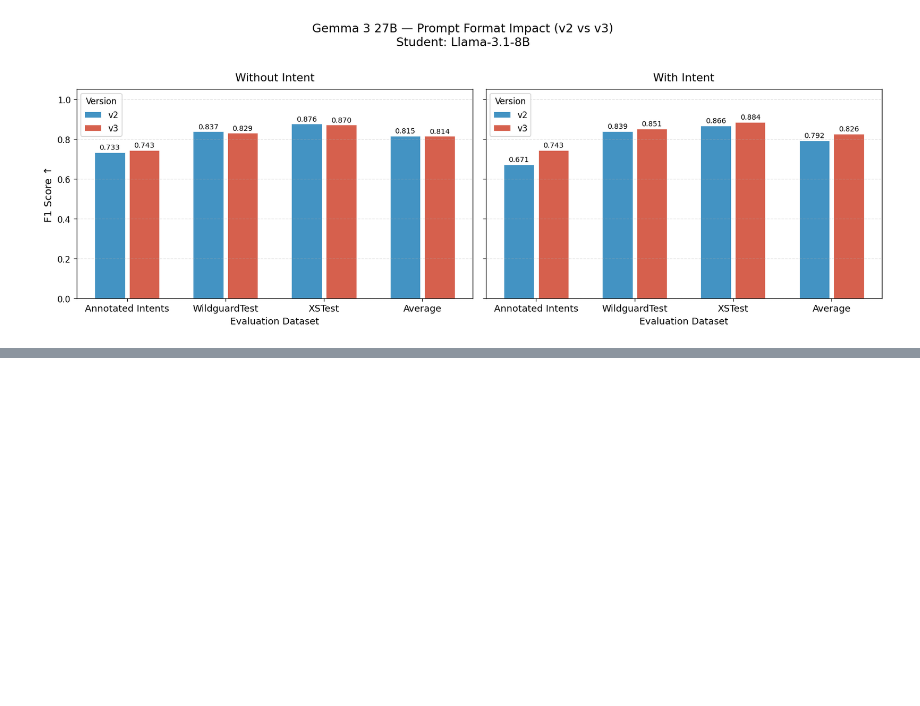
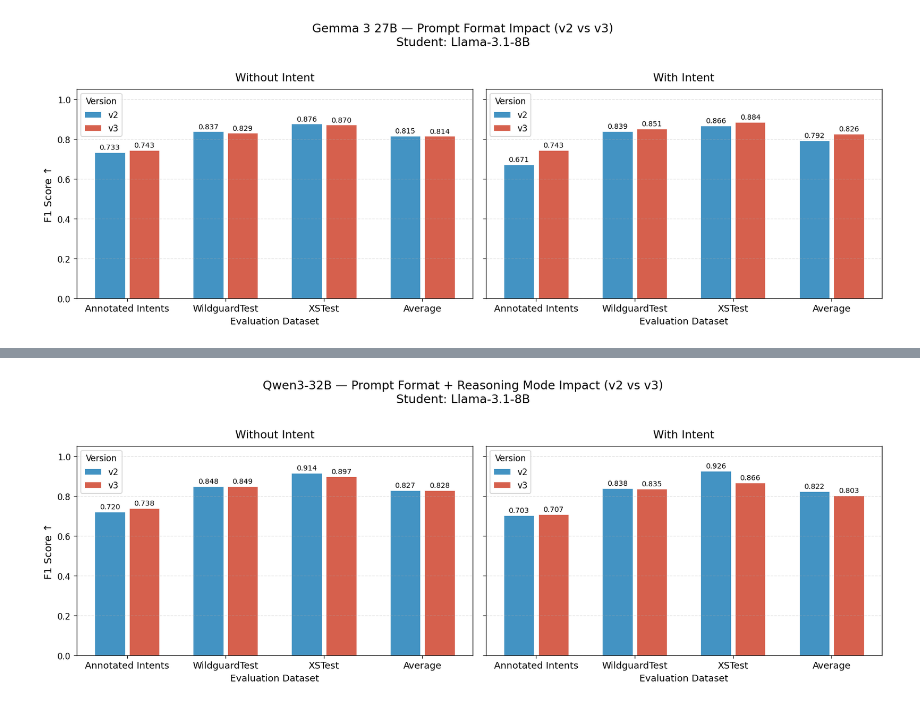
Before and after one commit to Jazhyc/aims-safety-classification, a Jupyter notebook: notebooks/distillation_teacher_sweep.ipynb, the cells around one changed output, grey strips where cells are left out. Cells and saved outputs as stored; diff of their text form; code cells hidden in the pictures; blank space fills up the shorter version.

Commit message:
Added comparisons across more categories

```diff
--- a/notebooks/distillation_teacher_sweep.ipynb
+++ b/notebooks/distillation_teacher_sweep.ipynb
@@ -216,0 +170,9 @@ fmt[["version", "condition", "dataset", "f1", "precision", "recall"]].sort_value
+# %%
+df_qwen = load_df({
+    "RedHatAI-Qwen3-32B-quantized.w4a16-v2": "v2",
+    "RedHatAI-Qwen3-32B-quantized.w4a16-v3": "v3",
+})
+# %%
+plot_comparison(df_qwen, "Qwen3-32B — Prompt Format + Reasoning Mode Impact (v2 vs v3)", "qwen32b_v2_v3_f1")
+# %% [output]
+[figure, added]
```
Also changed, not shown: parts of 17 cells of this notebook.
